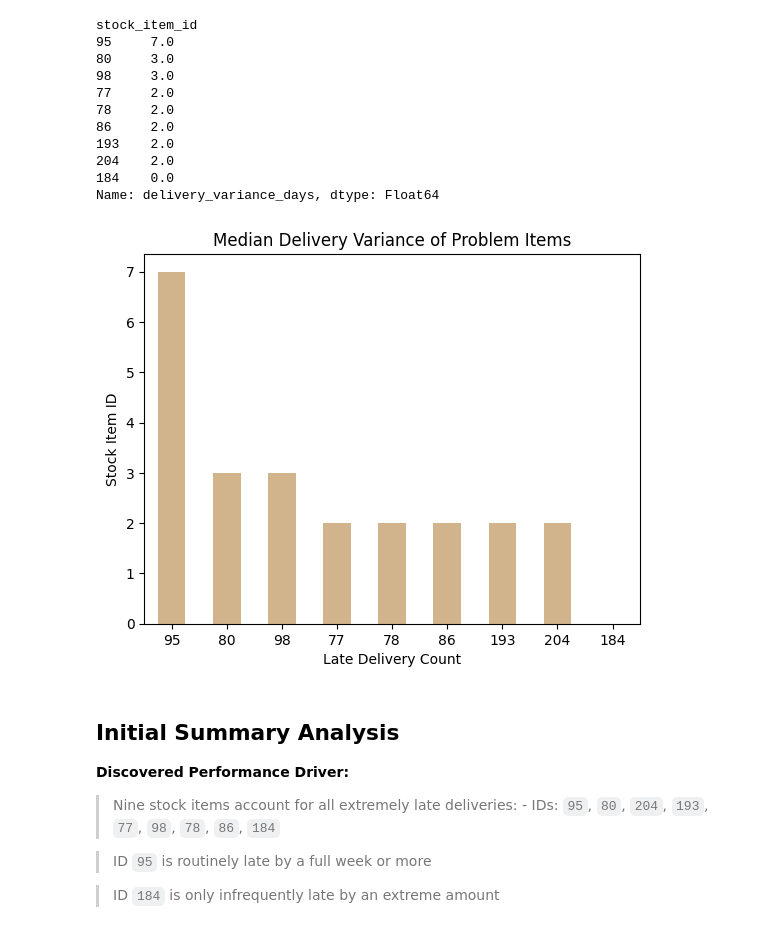
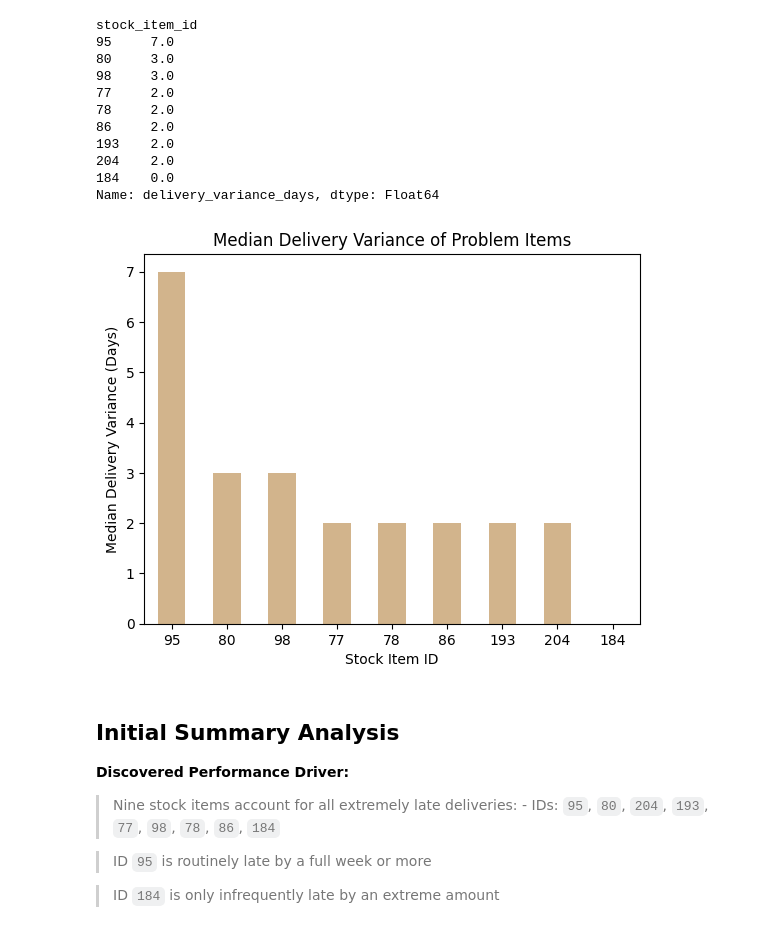
Before and after one commit to hunter-sills/wwi_performance_discovery, a Jupyter notebook: main_analysis.ipynb, the cells around one changed output. Cells and saved outputs as stored; diff of their text form; code cells hidden in the pictures.

Commit message:
Fixed labels on one chart

```diff
--- a/main_analysis.ipynb
+++ b/main_analysis.ipynb
@@ -397,20 +397,20 @@ Name: delivery_variance_days, dtype: Float64
 # %%
 # Visualize the median delivery variance among problem items
 ax2 = (
     df_med_late_delivery
     .plot.bar(
         title='Median Delivery Variance of Problem Items',
-        xlabel='Late Delivery Count',
-        ylabel='Stock Item ID',
+        xlabel='Stock Item ID',
+        ylabel='Median Delivery Variance (Days)',
         rot=0,
         color='Tan',
     )
 );
 
 # Save chart to file for reporting
 ax2.figure.savefig('median_delivery_variance.png')
 # %% [output]
-[figure, old version]
+[figure, new version]
 # %% [markdown]
 ## Initial  Summary Analysis
 
```
Also changed, not shown: 1 other file.
